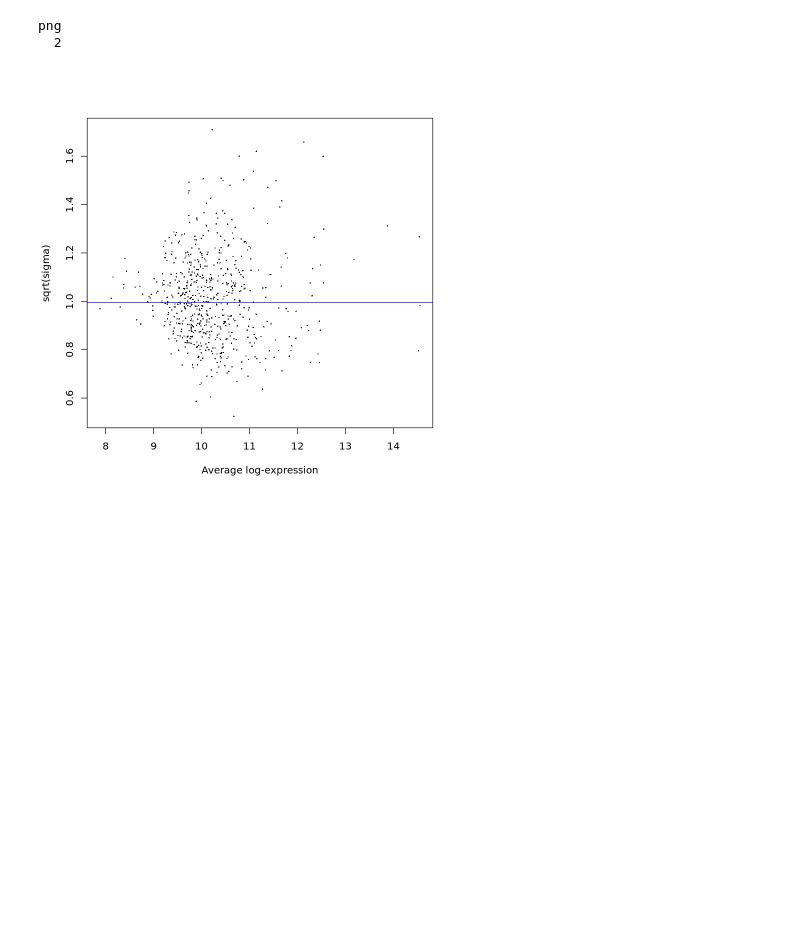
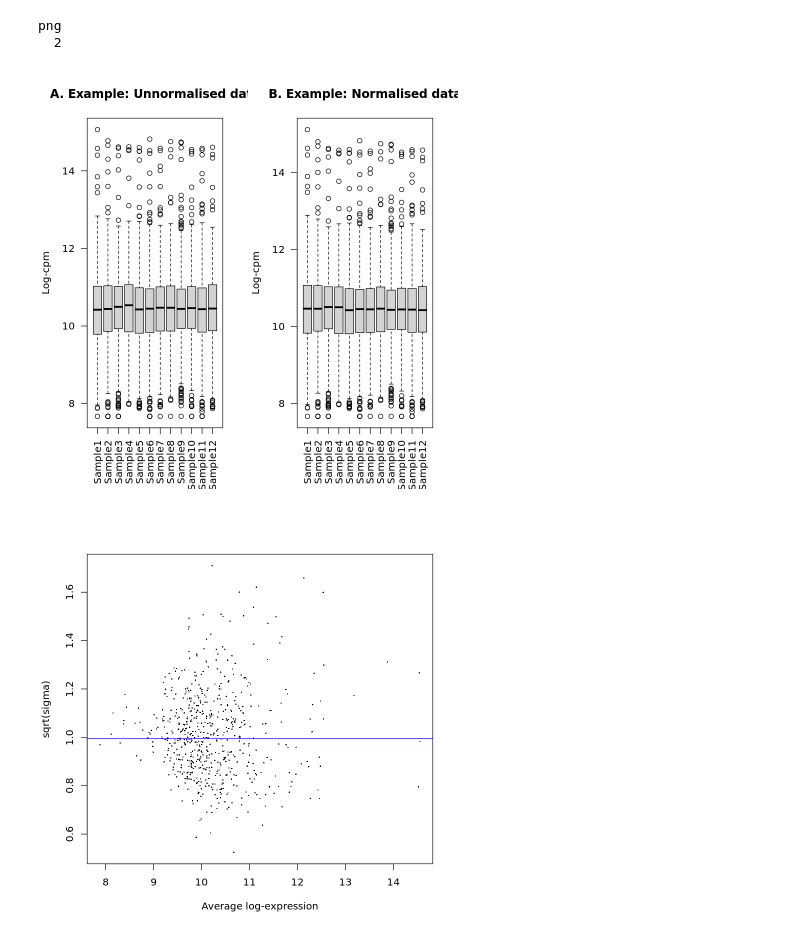
Before and after one commit to Kevin-G-Chen/UORCA, a Jupyter notebook: notebooks/3_analyse_data/ManualRNASeqAnalysis/ManualAnalysis.ipynb, the cells around one changed output. Saved outputs shown, nothing was run; the diff lists cells and outputs as text; code cells hidden in the pictures; blank space fills up the shorter version.

```diff
--- a/notebooks/3_analyse_data/ManualRNASeqAnalysis/ManualAnalysis.ipynb
+++ b/notebooks/3_analyse_data/ManualRNASeqAnalysis/ManualAnalysis.ipynb
@@ -16,3 +16,13 @@ library(janitor) # for cleaning up column names, though I'm not sure if this wil
 library(viridis)
 # %% [output]
 Loading required package: viridisLite
+# %%
+# In addition to loading the sample metadata, as per below, I also need to load a bit of extra "data" which links the sample GEO accessions to the SRA IDs
+
+link_meta <- read_tsv("~/work/notebooks//2_extract_data/results.txt") %>%
+dplyr::rename(geo_accession = sample_ID)
+link_meta
+
+# Now that these are all linked, everything is more rigorous (that's generous, more like the analysis is valid now, before it was not)
+
+files
@@ -21,7 +66,8 @@ Loading required package: viridisLite
 
 meta <- read_csv("~/work/notebooks//Testing/GSE268034/GSE268034_series_matrix_metadata.csv") %>%
     clean_names() %>%
-    mutate(genotype_clean = str_remove_all(genotype_ch1, " "))
+    mutate(genotype_clean = str_remove_all(genotype_ch1, " ")) %>%
+    left_join(link_meta, by = "geo_accession")
 meta
 # %% [output]
 Rows: 12 Columns: 44
@@ -186,6 +242,16 @@ png
   2
 # %%
 DGE.final <- calcNormFactors(DGE.filtered)
+
+par(mfrow=c(1,2))
+lcpm <- cpm(DGE.filtered, log=TRUE)
+boxplot(lcpm, las=2, main="")
+title(main="A. Example: Unnormalised data",ylab="Log-cpm")
+lcpm <- cpm(DGE.final, log=TRUE)
+boxplot(lcpm, las=2, main="")
+title(main="B. Example: Normalised data",ylab="Log-cpm")
+# %% [output]
+[figure, added]
 # %%
 design <- model.matrix(data = DGE.final$samples,
                        ~0 + genotype_clean)
```
Also changed, not shown: parts of 4 cells of this notebook, 1 other file.
